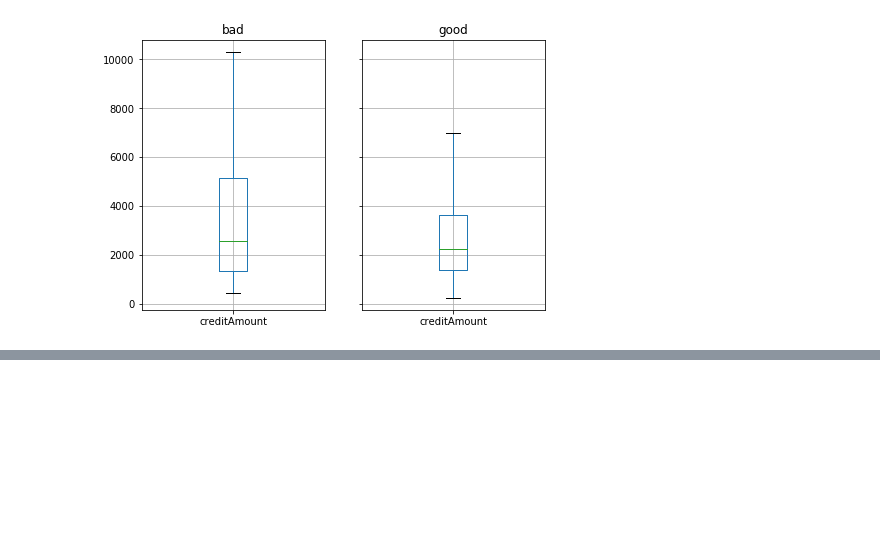
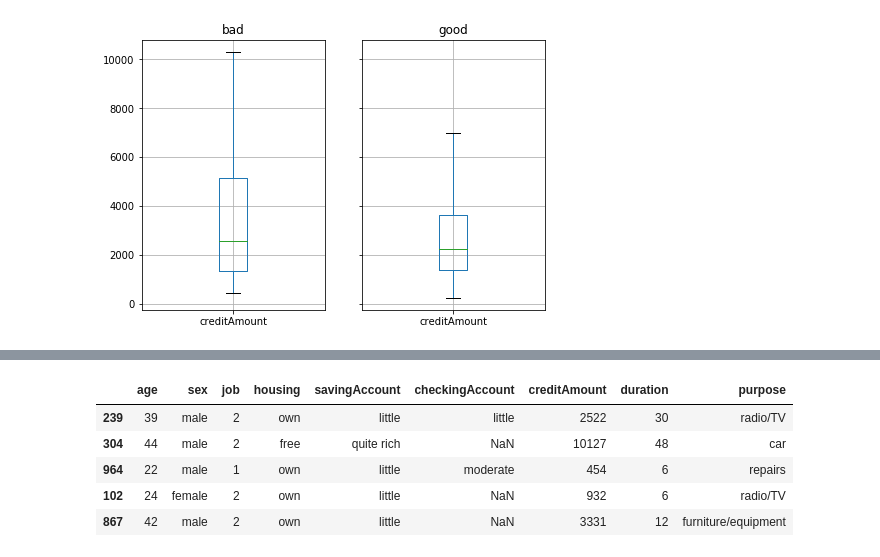
Before and after one commit to fbarth/ml-course, a Jupyter notebook: scripts/python/2020_german_credit.ipynb, the cells around one changed output, grey strips where cells are left out. Cells and saved outputs as stored; diff of their text form; code cells hidden in the pictures; blank space fills up the shorter version.

```diff
--- a/scripts/python/2020_german_credit.ipynb
+++ b/scripts/python/2020_german_credit.ipynb
@@ -272,0 +319,9 @@ dtype: object
+# %%
+X_train.head()
+# %% [output]
+|  | age | sex | job | housing | savingAccount | checkingAccount | creditAmount | duration | purpose |
+| 239 | 39 | male | 2 | own | little | little | 2522 | 30 | radio/TV |
+| 304 | 44 | male | 2 | free | quite rich | NaN | 10127 | 48 | car |
+| 964 | 22 | male | 1 | own | little | moderate | 454 | 6 | repairs |
+| 102 | 24 | female | 2 | own | little | NaN | 932 | 6 | radio/TV |
+| 867 | 42 | male | 2 | own | little | NaN | 3331 | 12 | furniture/equipment |
```
Also changed, not shown: parts of 31 cells of this notebook, 1 other file.
